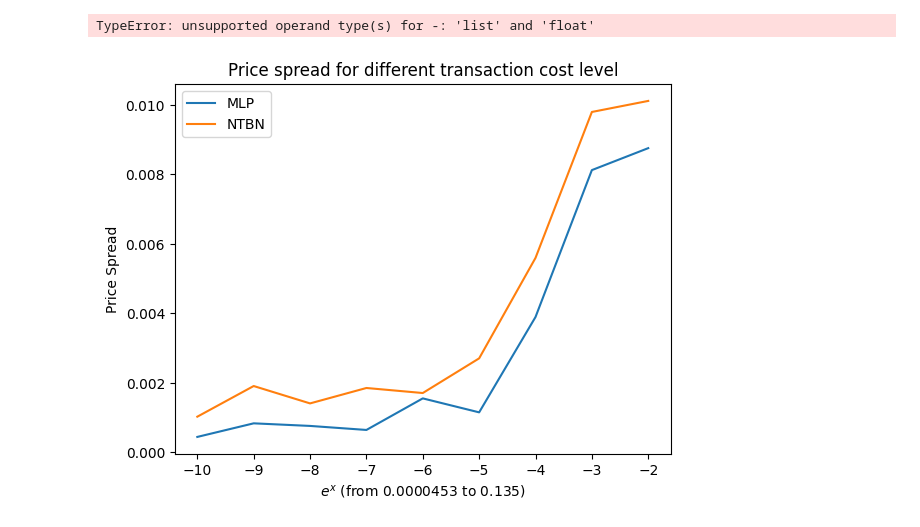
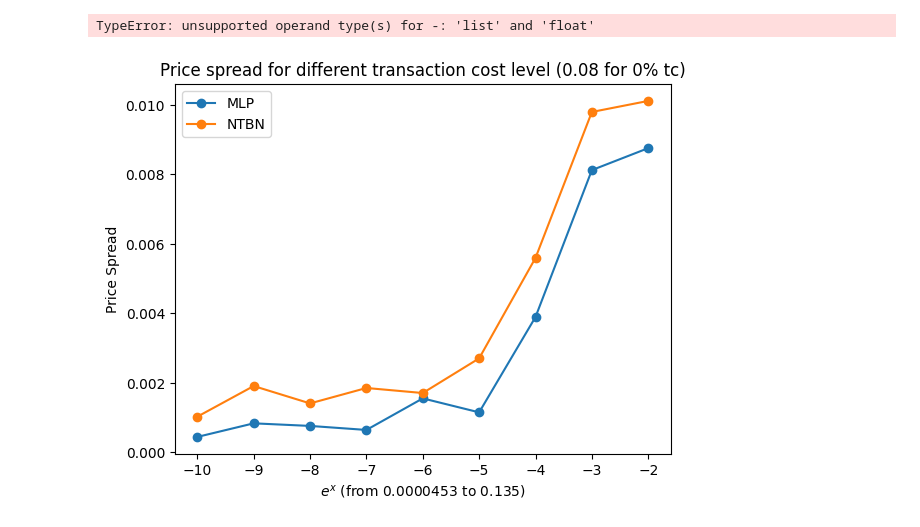
Before and after one commit to JulesArzel/Deep_Hedging_v2, a Jupyter notebook: Deep Reinforcement Learning Approach/Main_Deep_RL_pfhedge.ipynb, the cells around one changed output. Saved outputs shown, nothing was run; the diff lists cells and outputs as text; code cells hidden in the pictures.

```diff
--- a/Deep Reinforcement Learning Approach/Main_Deep_RL_pfhedge.ipynb
+++ b/Deep Reinforcement Learning Approach/Main_Deep_RL_pfhedge.ipynb
@@ -245,12 +245,12 @@ TypeError: unsupported operand type(s) for -: 'list' and 'float'
 # %%
 price_spread_MLP = np.array(price_MLP) - price_MLP_0
 price_spread_NTBN = np.array(price_NTBN) - price_NTBN_0
-plt.plot(list(range(-10, -1)),price_spread_MLP[::-1], label='MLP')
-plt.plot(list(range(-10, -1)),price_spread_NTBN[::-1], label='NTBN')
+plt.plot(list(range(-10, -1)),price_spread_MLP[::-1], 'o-', label='MLP')
+plt.plot(list(range(-10, -1)),price_spread_NTBN[::-1], 'o-', label='NTBN')
 plt.ylabel('Price Spread')
 plt.xlabel(r'$e^x$ (from 0.0000453 to 0.135)')
-plt.title('Price spread for different transaction cost level')
+plt.title('Price spread for different transaction cost level (0.08 for 0% tc)')
 plt.legend()
 plt.show()
 # %% [output]
-[figure, old version]
+[figure, new version]
```
